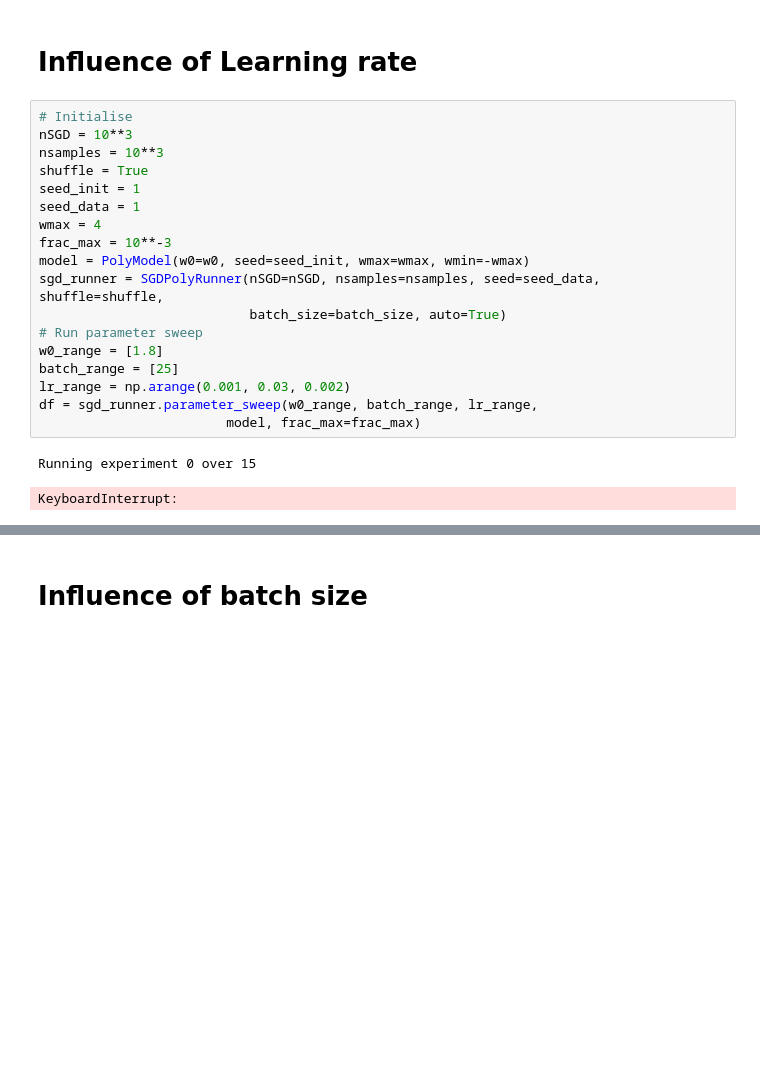
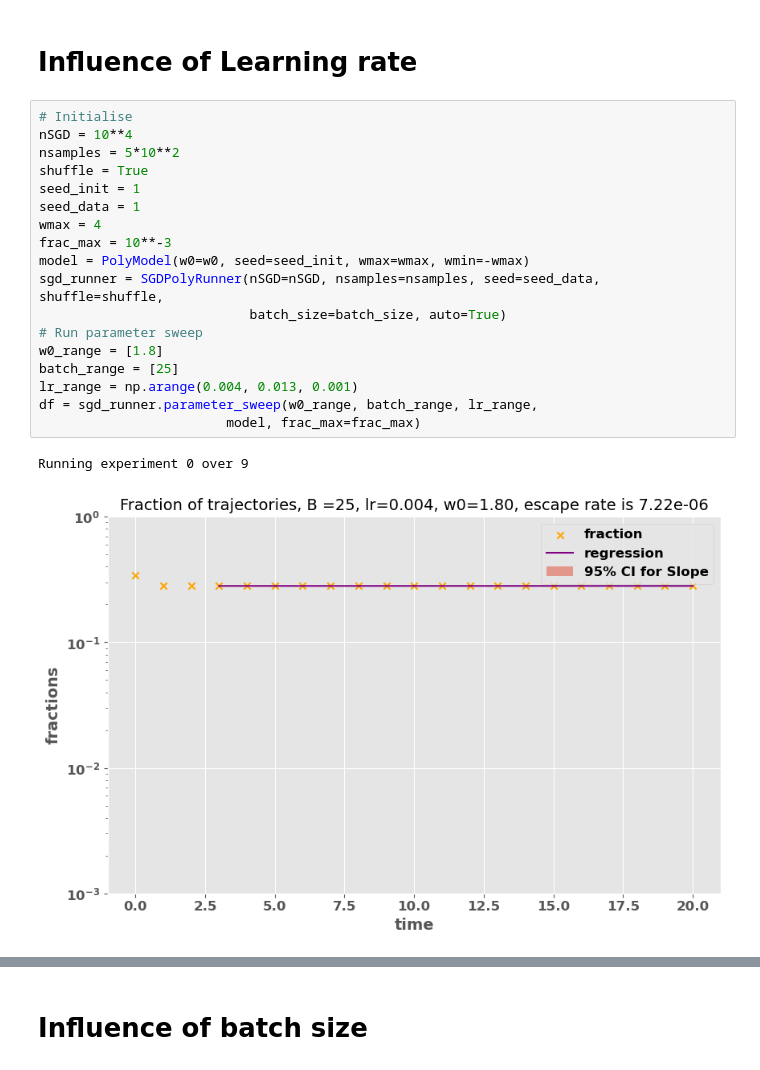
Before and after one commit to gcorlouer/SLTforSGD, a Jupyter notebook: notebooks/hypermateters1d.ipynb, the cells around one changed output, grey strips where cells are left out. Cells and saved outputs as stored; diff of their text form; blank space fills up the shorter version.

```diff
--- a/notebooks/hypermateters1d.ipynb
+++ b/notebooks/hypermateters1d.ipynb
@@ -91,22 +94,22 @@ plt.show()
 # Influence of Learning rate
 # %%
 # Initialise
-nSGD = 10**3
-nsamples = 10**3
+nSGD = 10**4
+nsamples = 5*10**2
 shuffle = True
 seed_init = 1
 seed_data = 1
 wmax = 4
 frac_max = 10**-3
 model = PolyModel(w0=w0, seed=seed_init, wmax=wmax, wmin=-wmax)
 sgd_runner = SGDPolyRunner(nSGD=nSGD, nsamples=nsamples, seed=seed_data, shuffle=shuffle,
                            batch_size=batch_size, auto=True)
 # Run parameter sweep
 w0_range = [1.8]
 batch_range = [25]
-lr_range = np.arange(0.001, 0.03, 0.002)
+lr_range = np.arange(0.004, 0.013, 0.001)
 df = sgd_runner.parameter_sweep(w0_range, batch_range, lr_range,
                         model, frac_max=frac_max)
 # %% [output]
-Running experiment 0 over 15
+Running experiment 0 over 9
-KeyboardInterrupt:
+[figure, added]
```
Also changed, not shown: parts of 6 cells of this notebook.
